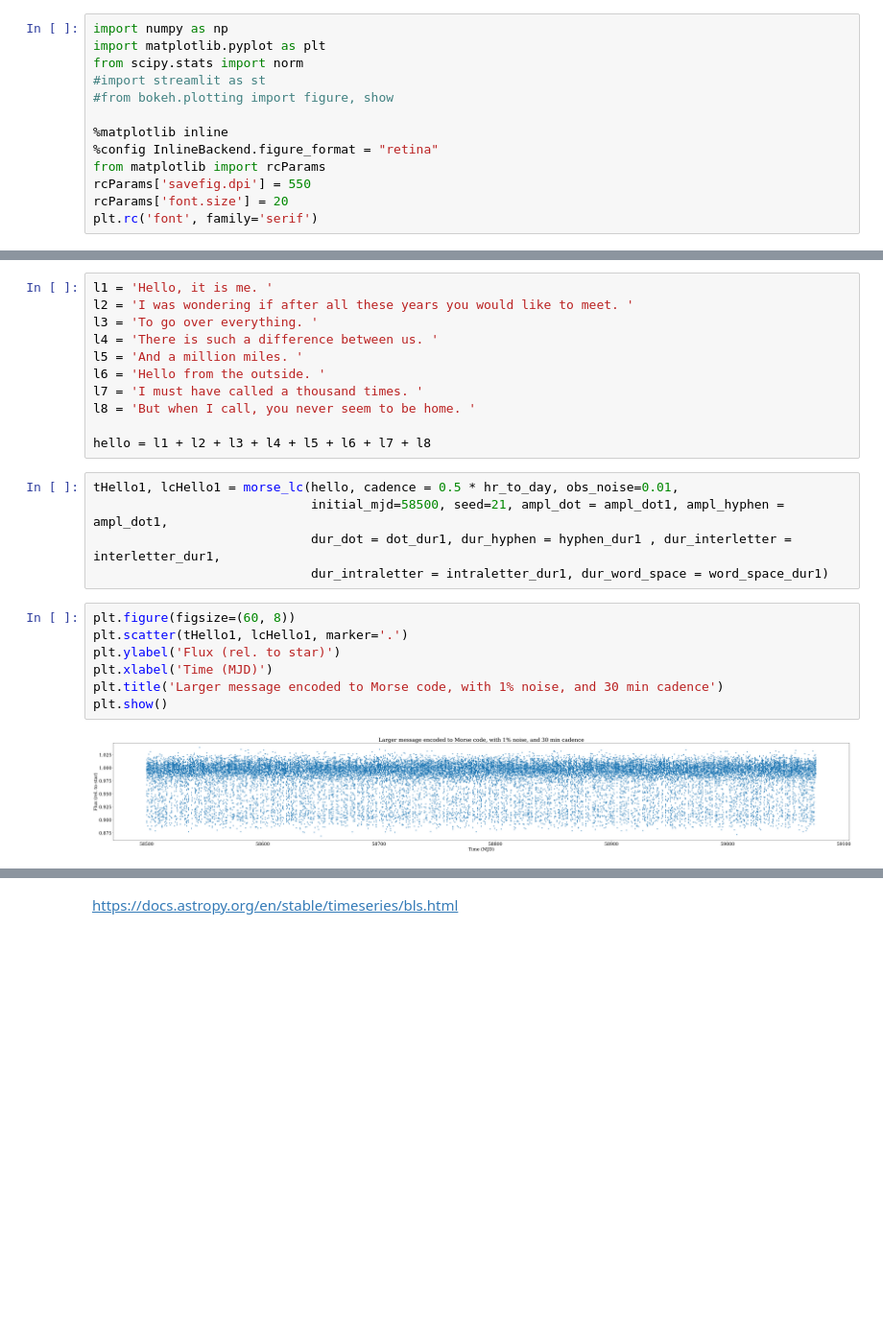
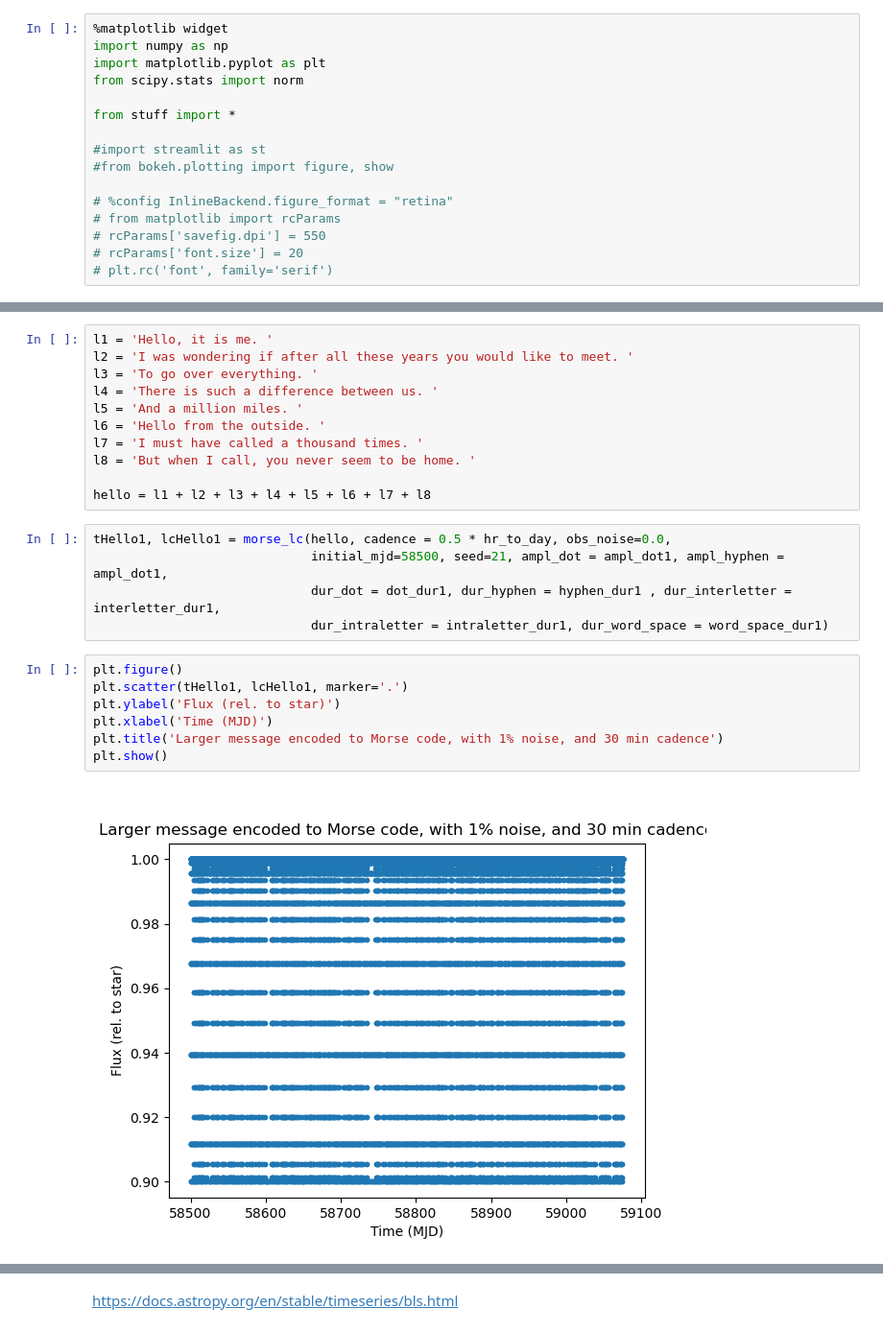
Before and after one commit to jradavenport/MorseCodeLCs, a Jupyter notebook: MorseCode_LightCurves.ipynb, the cells around one changed output, grey strips where cells are left out. Shown at 96% size. Saved outputs shown, nothing was run; the diff lists cells and outputs as text; blank space fills up the shorter version.

```diff
--- a/MorseCode_LightCurves.ipynb
+++ b/MorseCode_LightCurves.ipynb
@@ -1,16 +1,19 @@
 # %%
+%matplotlib widget
 import numpy as np
 import matplotlib.pyplot as plt
 from scipy.stats import norm
+
+from stuff import *
+
 #import streamlit as st
 #from bokeh.plotting import figure, show
 
-%matplotlib inline
-%config InlineBackend.figure_format = "retina"
-from matplotlib import rcParams
-rcParams['savefig.dpi'] = 550
-rcParams['font.size'] = 20
-plt.rc('font', family='serif')
+# %config InlineBackend.figure_format = "retina"
+# from matplotlib import rcParams
+# rcParams['savefig.dpi'] = 550
+# rcParams['font.size'] = 20
+# plt.rc('font', family='serif')
 # %% [markdown]
 # 1. Create dictionary that map characters into Morse Code:
 
@@ -430,17 +411,17 @@ l8 = 'But when I call, you never seem to be home. '
 
 hello = l1 + l2 + l3 + l4 + l5 + l6 + l7 + l8
 # %%
-tHello1, lcHello1 = morse_lc(hello, cadence = 0.5 * hr_to_day, obs_noise=0.01,
+tHello1, lcHello1 = morse_lc(hello, cadence = 0.5 * hr_to_day, obs_noise=0.0,
                              initial_mjd=58500, seed=21, ampl_dot = ampl_dot1, ampl_hyphen = ampl_dot1,
                              dur_dot = dot_dur1, dur_hyphen = hyphen_dur1 , dur_interletter = interletter_dur1,
                              dur_intraletter = intraletter_dur1, dur_word_space = word_space_dur1)
 # %%
-plt.figure(figsize=(60, 8))
+plt.figure()
 plt.scatter(tHello1, lcHello1, marker='.')
 plt.ylabel('Flux (rel. to star)')
 plt.xlabel('Time (MJD)')
 plt.title('Larger message encoded to Morse code, with 1% noise, and 30 min cadence')
 plt.show()
 # %% [output]
-[figure, old version]
+[figure, new version]
 # %% [markdown]
```
Also changed, not shown: parts of 23 cells of this notebook.
